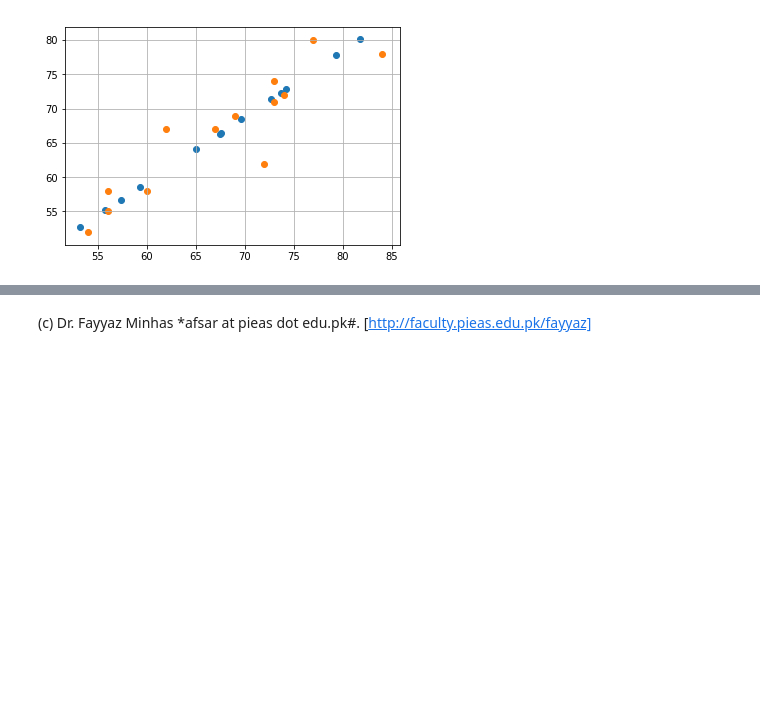
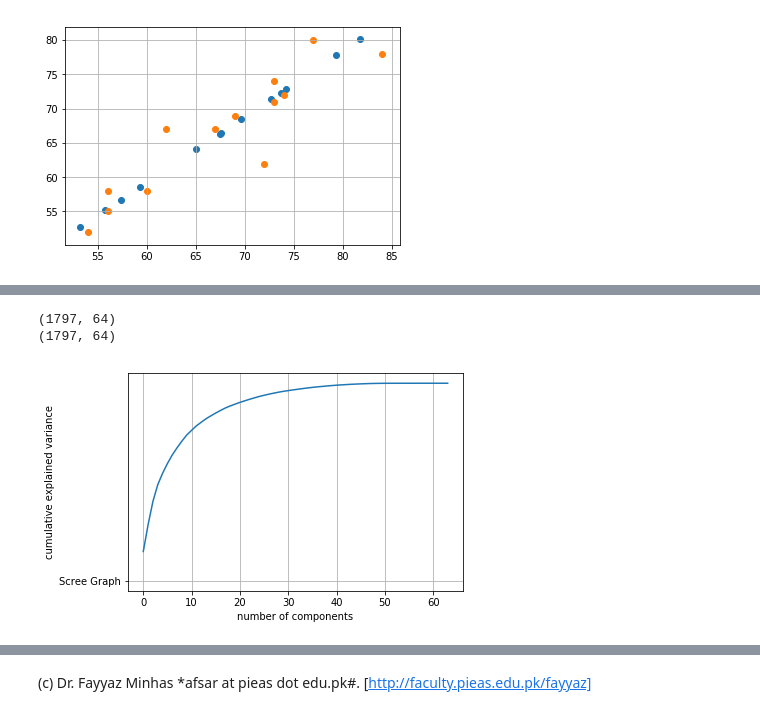
Before and after one commit to foxtrotmike/PCA-Tutorial, a Jupyter notebook: pcat.ipynb, the cells around one changed output, grey strips where cells are left out. Cells and saved outputs as stored; diff of their text form; code cells hidden in the pictures; blank space fills up the shorter version.

```diff
--- a/pcat.ipynb
+++ b/pcat.ipynb
@@ -193,0 +210,4 @@ Here is what you can do:
+# %%
+from sklearn.datasets import load_digits
+digits = load_digits()
+digits.data.shape
@@ -193,0 +222,17 @@ Here is what you can do:
+# %%
+from sklearn.decomposition import PCA #import PCA
+pca64 = PCA(n_components=64)
+pca64.fit(digits.data) #training PCA
+projected = pca64.transform(digits.data) #projecting the data onto Principal components
+print(digits.data.shape)
+print(projected.shape)
+plt.plot(np.cumsum(pca64.explained_variance_ratio_)) #plot the scree graph
+plt.xlabel('number of components')
+plt.ylabel('cumulative explained variance');
+plt.plot('Scree Graph')
+plt.grid()
+plt.show()
+# %% [output]
+(1797, 64)
+(1797, 64)
+[figure, added]
```
Also changed, not shown: parts of 16 cells of this notebook.
